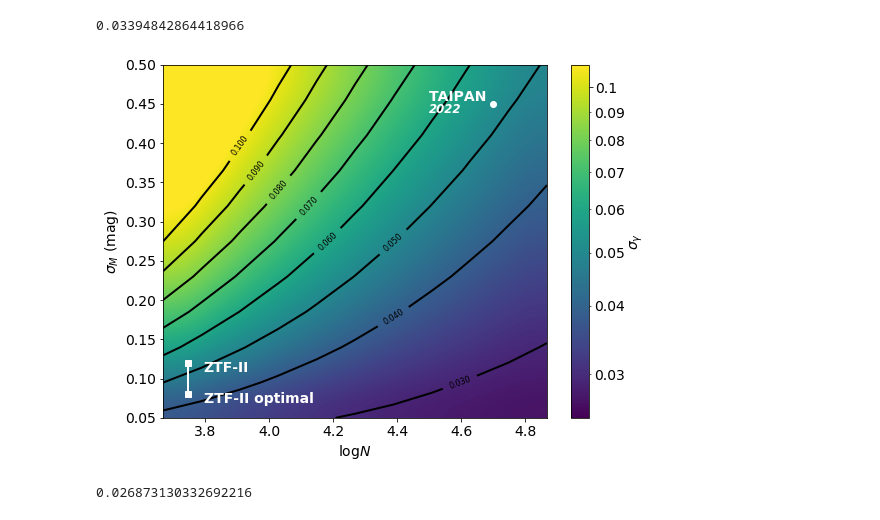
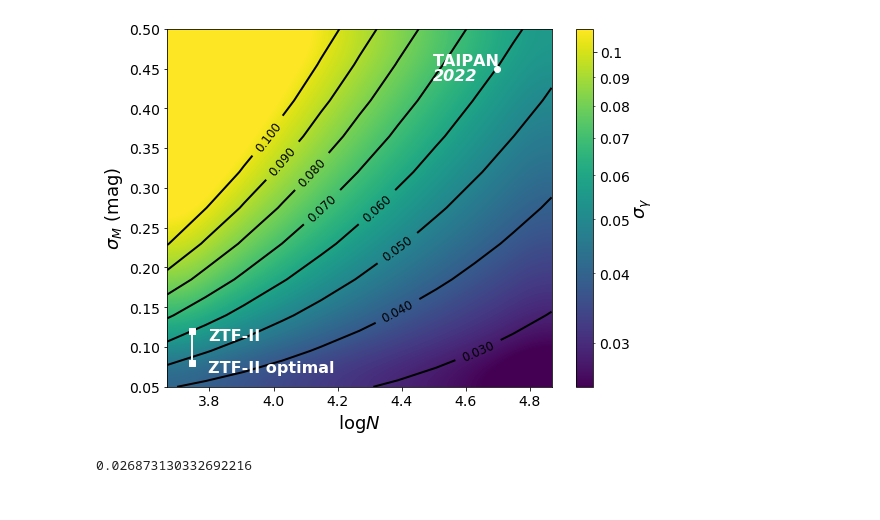
Before and after one commit to apalmese/ztf2, a Jupyter notebook: src/surface.ipynb, the cells around one changed output. Cells and saved outputs as stored; diff of their text form; code cells hidden in the pictures.

Commit message:
better fonts for plots

```diff
--- a/src/surface.ipynb
+++ b/src/surface.ipynb
@@ -125,62 +125,58 @@ levels = numpy.arange(0.0,.1001,0.01)
 fig, ax = plt.subplots()
 cs = ax.imshow(Z,norm=colors.LogNorm(),origin='lower',interpolation='bicubic',aspect='auto',
                extent=[X.min(),X.max(), Y.min(), Y.max()],vmin=0.025,vmax=0.11)#, cmap=cm.PuBu_r)
-#cs = ax.imshow(Z,origin='lower',interpolation='bicubic',aspect='auto',
-#               extent=[X.min(),X.max(), Y.min(), Y.max()])#, cmap=cm.PuBu_r)
+
 cbar = fig.colorbar(cs)
-cbar.ax.set_ylabel(r'$\sigma_\gamma$')
+cbar.ax.set_ylabel(r'$\sigma_\gamma$', fontsize=18)
 cbar.ax.yaxis.set_major_formatter(ScalarFormatter())
-#fmt =  ScalarFormatter()
-#fmt.set_locs(numpy.arange(0.02,0.1,0.02))
 cbar.ax.yaxis.set_minor_formatter(ScalarFormatter())
-#cbar.ax.yaxis.get_major_formatter().set_scientific(False)
-#cbar.ax.yaxis.get_major_formatter().set_useOffset(False)
+cbar.ax.tick_params(labelsize=14,which='both')
 
 cset2 = ax.contour( Z, levels, colors='k',extent=[X.min(), X.max(), Y.min(), Y.max()])
-ax.clabel(cset2, inline=True, fontsize=8)
+ax.clabel(cset2, inline=True, fontsize=12)
 
-ax.set_xlabel(r'$\log{N}$')
-ax.set_ylabel(r'$\sigma_M$ (mag)')
+ax.set_xlabel(r'$\log{N}$', fontsize=18)
+ax.set_ylabel(r'$\sigma_M$ (mag)', fontsize=18)
+ax.tick_params(labelsize=14)
 
 # ZTF-II
 name = "ZTF-II"
 color = "w"
 # x,y = show_marker(name, color=color, marker="s")
 logN = numpy.log10(3*skyarea/4/numpy.pi*N_SN_yr(zmax)) # 3-years
 
 ax.plot([logN,logN],[0.08,0.12],color=color)
 p = ax.plot(logN,0.08, **{**dict(ls="None", marker="s",color=color)})
 p = ax.plot(logN,0.12, **{**dict(ls="None", marker="s",color=color)})
-ax.text(logN+.05,0.12-.015,name, fontdict=dict(color = color ,weight = 'bold'), va="bottom", ha="left")
-ax.text(logN+.05,0.08-.015,name+" optimal", fontdict=dict(color = color ,weight = 'bold'), va="bottom", ha="left")
+ax.text(logN+.05,0.12-.015,name, fontdict=dict(color = color ,weight = 'bold'), va="bottom", ha="left", fontsize=16)
+ax.text(logN+.05,0.08-.015,name+" optimal", fontdict=dict(color = color ,weight = 'bold'), va="bottom", ha="left", fontsize=16)
 #ax.text(logN+.1,0.1,df.loc[name,'date'], fontdict=dict(color = color ,weight = 'bold'),
 #           va="top", ha="left", style='italic', fontsize="small")
 
 name = "TAIPAN"
 color = "w"
 x,y = show_marker(name, color=color)
-ax.text(x-.2,y,name, fontdict=dict(color = color ,weight = 'bold'), va="bottom", ha="left")
+ax.text(x-.2,y,name, fontdict=dict(color = color ,weight = 'bold'), va="bottom", ha="left", fontsize=16)
 ax.text(x-.2,y,df.loc[name,'date'], fontdict=dict(color = color ,weight = 'bold'),
-           va="top", ha="left", style='italic', fontsize="small")
+           va="top", ha="left", style='italic', fontsize=16)
 
 # cset2 = ax.contour( Z, [numpy.sqrt(LSST_08),numpy.sqrt(LSST_12)], colors='red',extent=[X.min(), X.max(), Y.min(), Y.max()])
 # ax.text(4.5,0.12, 'LSST optimal', fontdict=dict(color = color ,weight = 'bold'), va="bottom", ha="left")
 # ax.text(4.4+.3,0.25, 'LSST ', fontdict=dict(color = color ,weight = 'bold'), va="bottom", ha="left")
 
 
 #name = 'LSST + North'
 #print (numpy.sqrt(LSST_08),numpy.sqrt(LSST_12))
 #cset2 = ax.contour( Z, [numpy.sqrt(LSST_08),numpy.sqrt(LSST_12)], colors='red',extent=[X.min(), X.max(), Y.min(), Y.max()])
 #ax.text(4.5,0.15, name, fontdict=dict(color = color ,weight = 'bold'), va="bottom", ha="left")
 
 #cset2 = ax.contour( Z, [limit], colors='red',extent=[X.min(), X.max(), Y.min(), Y.max()])
 
-print (numpy.sqrt(limit))
+#print (numpy.sqrt(limit))
 plt.tight_layout()
 plt.savefig("surface1.pdf")
 # %% [output]
-0.03394842864418966
-[figure, old version]
+[figure, new version]
 # %%
 import pickle
 pkl_file = open('surface.pkl', 'wb')
```
Also changed, not shown: parts of 4 cells of this notebook.
